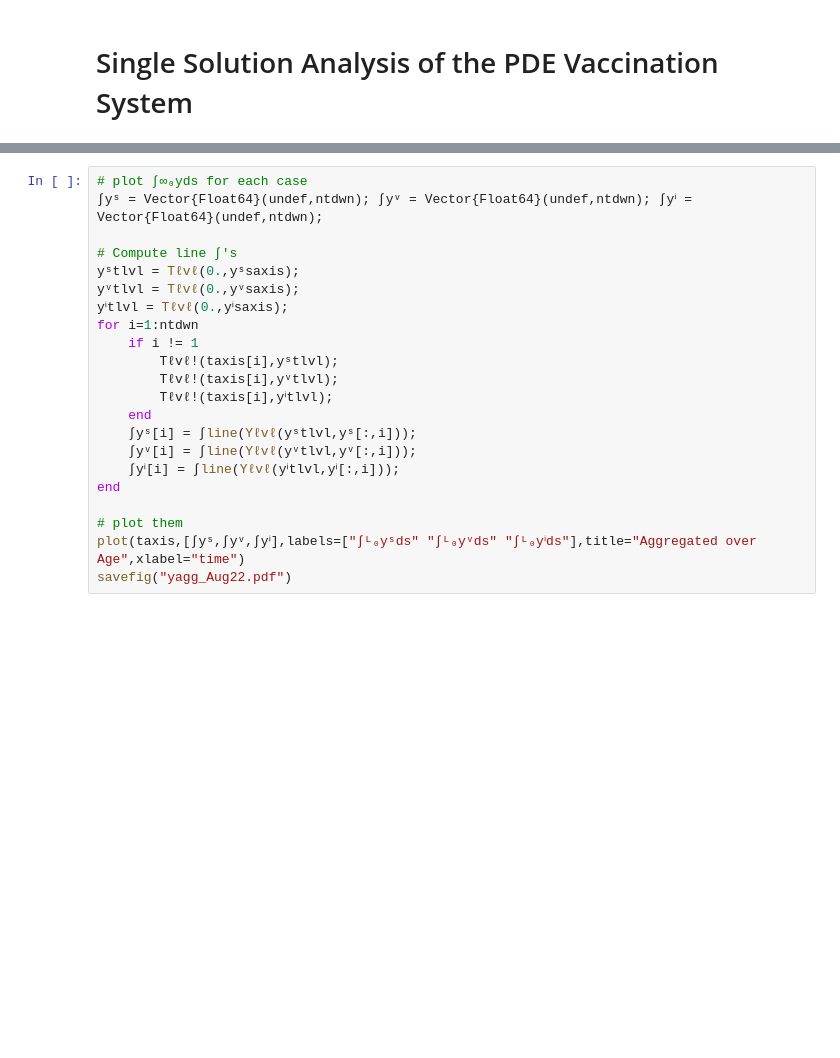
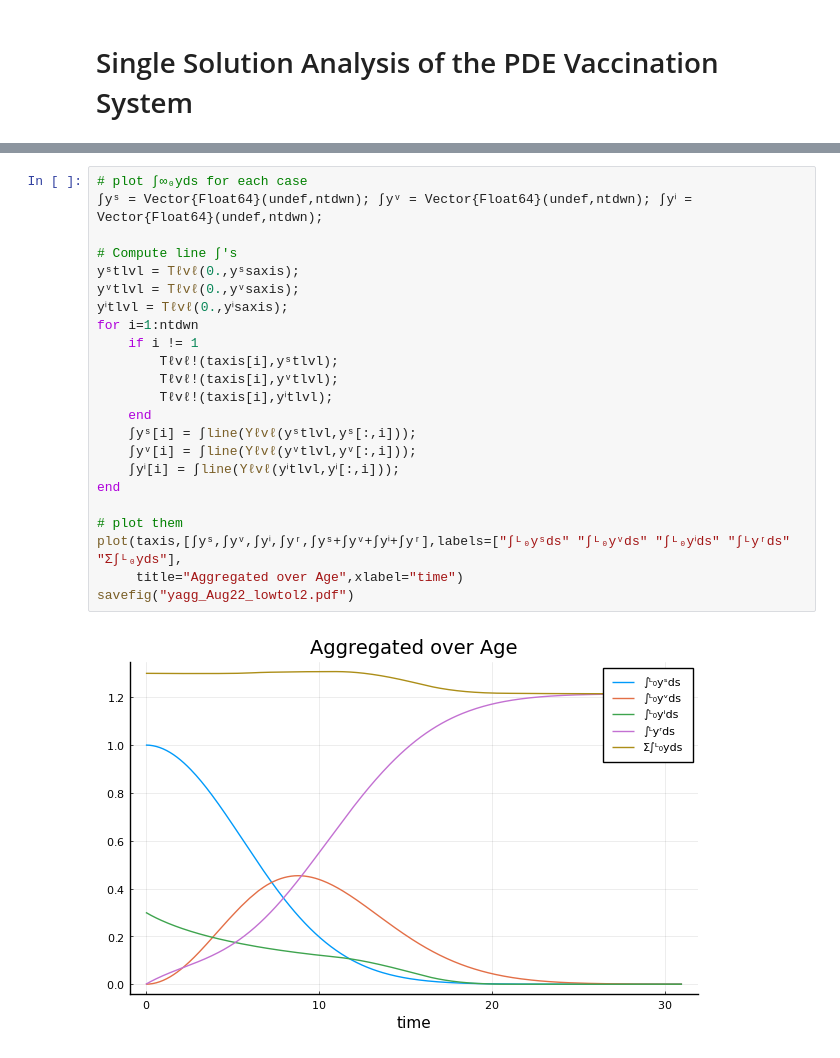
Before and after one commit to klauscj68/PDE-Vax, a Jupyter notebook: postprocess_sol.ipynb, the cells around one changed output, grey strips where cells are left out. Drawn from its saved outputs; the diff is of its cells as text; blank space fills up the shorter version.

```diff
--- a/postprocess_sol.ipynb
+++ b/postprocess_sol.ipynb
@@ -40,22 +44,25 @@ savefig("ysol_Aug22.pdf")
 # %%
 # plot ∫∞₀yds for each case
 ∫yˢ = Vector{Float64}(undef,ntdwn); ∫yᵛ = Vector{Float64}(undef,ntdwn); ∫yⁱ = Vector{Float64}(undef,ntdwn);
 
 # Compute line ∫'s
 yˢtlvl = Tℓvℓ(0.,yˢsaxis);
 yᵛtlvl = Tℓvℓ(0.,yᵛsaxis);
 yⁱtlvl = Tℓvℓ(0.,yⁱsaxis);
 for i=1:ntdwn
     if i != 1
         Tℓvℓ!(taxis[i],yˢtlvl);
         Tℓvℓ!(taxis[i],yᵛtlvl);
         Tℓvℓ!(taxis[i],yⁱtlvl);
     end
     ∫yˢ[i] = ∫line(Yℓvℓ(yˢtlvl,yˢ[:,i]));
     ∫yᵛ[i] = ∫line(Yℓvℓ(yᵛtlvl,yᵛ[:,i]));
     ∫yⁱ[i] = ∫line(Yℓvℓ(yⁱtlvl,yⁱ[:,i]));
 end
 
 # plot them
-plot(taxis,[∫yˢ,∫yᵛ,∫yⁱ],labels=["∫ᴸ₀yˢds" "∫ᴸ₀yᵛds" "∫ᴸ₀yⁱds"],title="Aggregated over Age",xlabel="time")
-savefig("yagg_Aug22.pdf")
+plot(taxis,[∫yˢ,∫yᵛ,∫yⁱ,∫yʳ,∫yˢ+∫yᵛ+∫yⁱ+∫yʳ],labels=["∫ᴸ₀yˢds" "∫ᴸ₀yᵛds" "∫ᴸ₀yⁱds" "∫ᴸyʳds" "Σ∫ᴸ₀yds"],
+     title="Aggregated over Age",xlabel="time")
+savefig("yagg_Aug22_lowtol2.pdf")
+# %% [output]
+[figure, added]
```
Also changed, not shown: parts of 2 cells of this notebook, 2 other files.
